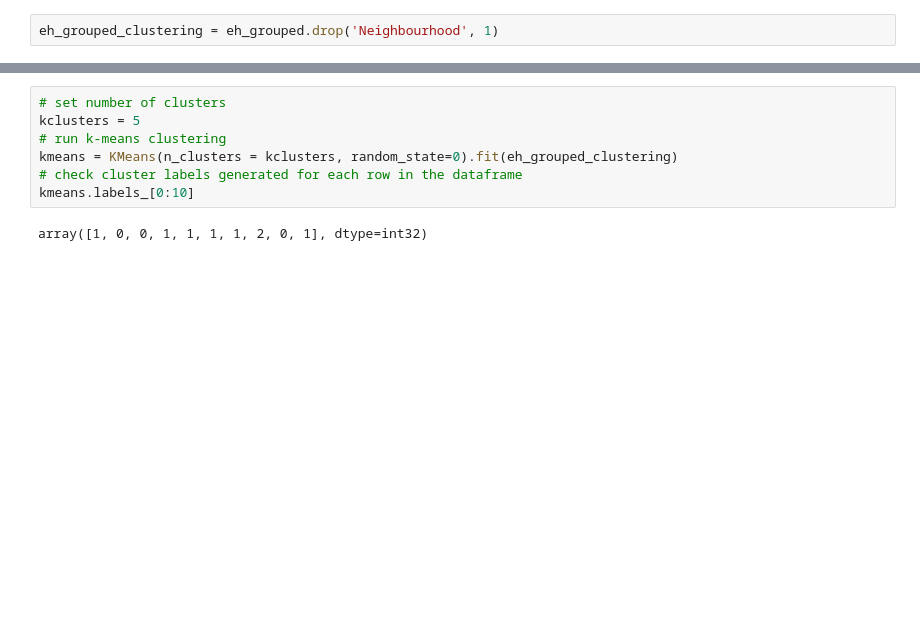
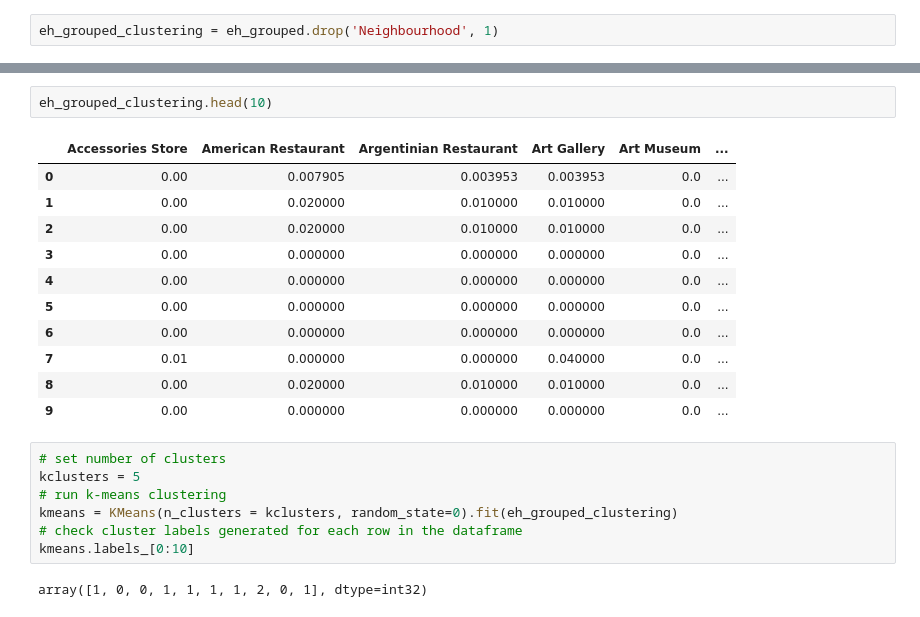
Before and after one commit to madanuprashanth/Coursera_Capstone, a Jupyter notebook: Coursera_Capstone_Project_Week1.ipynb, the cells around one changed output, grey strips where cells are left out. Cells and saved outputs as stored; diff of their text form; blank space fills up the shorter version.

```diff
--- a/Coursera_Capstone_Project_Week1.ipynb
+++ b/Coursera_Capstone_Project_Week1.ipynb
@@ -749,3 +774,17 @@ eh_grouped_clustering = eh_grouped.drop('Neighbourhood', 1)
+# %%
+eh_grouped_clustering.head(10)
+# %% [output]
+|  | Accessories Store | American Restaurant | Argentinian Restaurant | Art Gallery | Art Museum | ... |
+| 0 | 0.00 | 0.007905 | 0.003953 | 0.003953 | 0.0 | ... |
+| 1 | 0.00 | 0.020000 | 0.010000 | 0.010000 | 0.0 | ... |
+| 2 | 0.00 | 0.020000 | 0.010000 | 0.010000 | 0.0 | ... |
+| 3 | 0.00 | 0.000000 | 0.000000 | 0.000000 | 0.0 | ... |
+| 4 | 0.00 | 0.000000 | 0.000000 | 0.000000 | 0.0 | ... |
+| 5 | 0.00 | 0.000000 | 0.000000 | 0.000000 | 0.0 | ... |
+| 6 | 0.00 | 0.000000 | 0.000000 | 0.000000 | 0.0 | ... |
+| 7 | 0.01 | 0.000000 | 0.000000 | 0.040000 | 0.0 | ... |
+| 8 | 0.00 | 0.020000 | 0.010000 | 0.010000 | 0.0 | ... |
+| 9 | 0.00 | 0.000000 | 0.000000 | 0.000000 | 0.0 | ... |
 # %%
 # set number of clusters
 kclusters = 5
```
Also changed, not shown: parts of 11 cells of this notebook.
